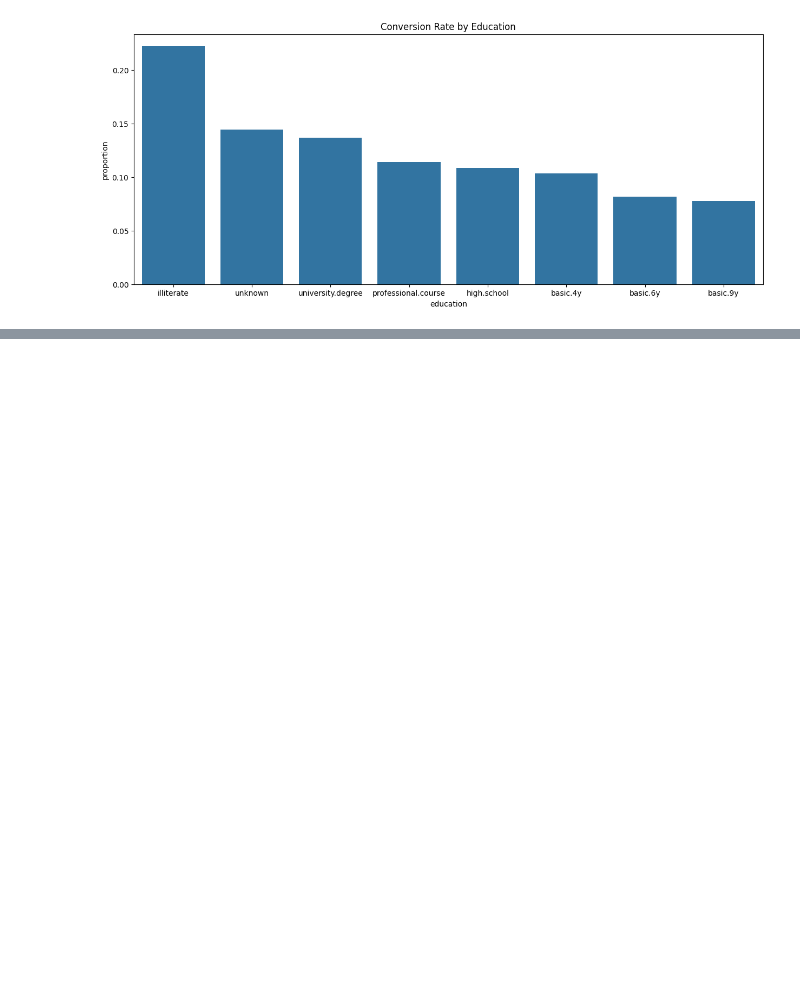
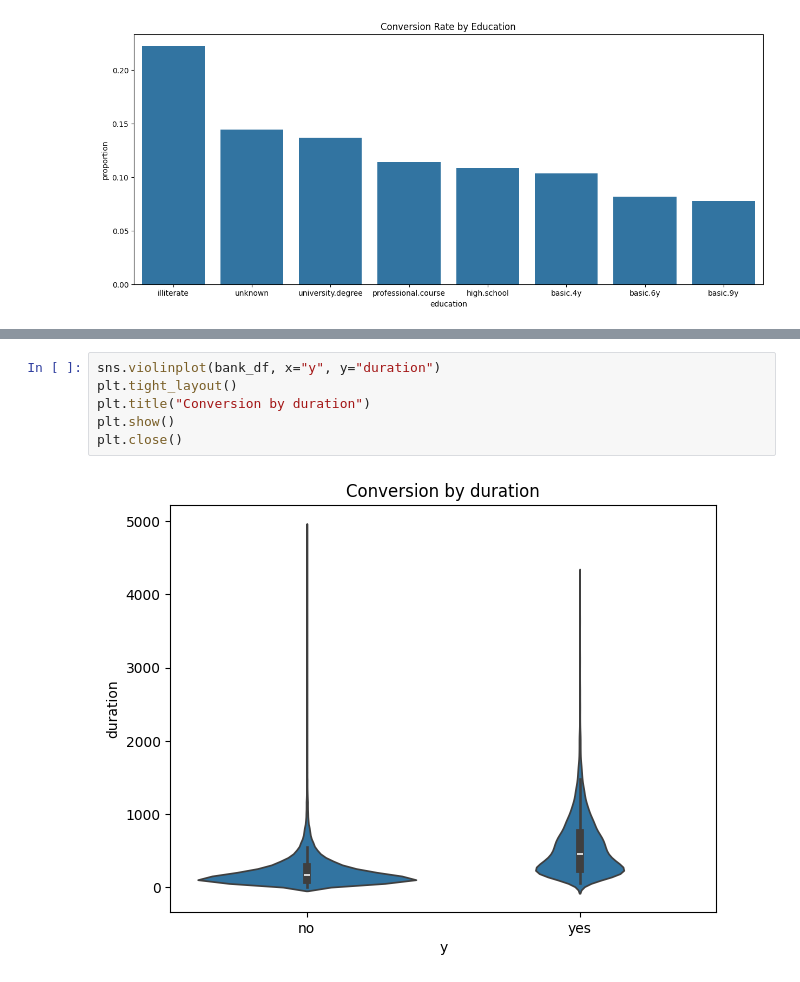
Before and after one commit to Carlos475-create/bank-marketing-eda, a Jupyter notebook: notebooks/02_exploratoy_analysis.ipynb, the cells around one changed output, grey strips where cells are left out. Saved outputs shown, nothing was run; the diff lists cells and outputs as text; blank space fills up the shorter version.

```diff
--- a/notebooks/02_exploratoy_analysis.ipynb
+++ b/notebooks/02_exploratoy_analysis.ipynb
@@ -171,0 +202,8 @@ plt.close()
+# %%
+sns.violinplot(bank_df, x="y", y="duration")
+plt.tight_layout()
+plt.title("Conversion by duration")
+plt.show()
+plt.close()
+# %% [output]
+[figure, added]
```
Also changed, not shown: parts of 26 cells of this notebook.
